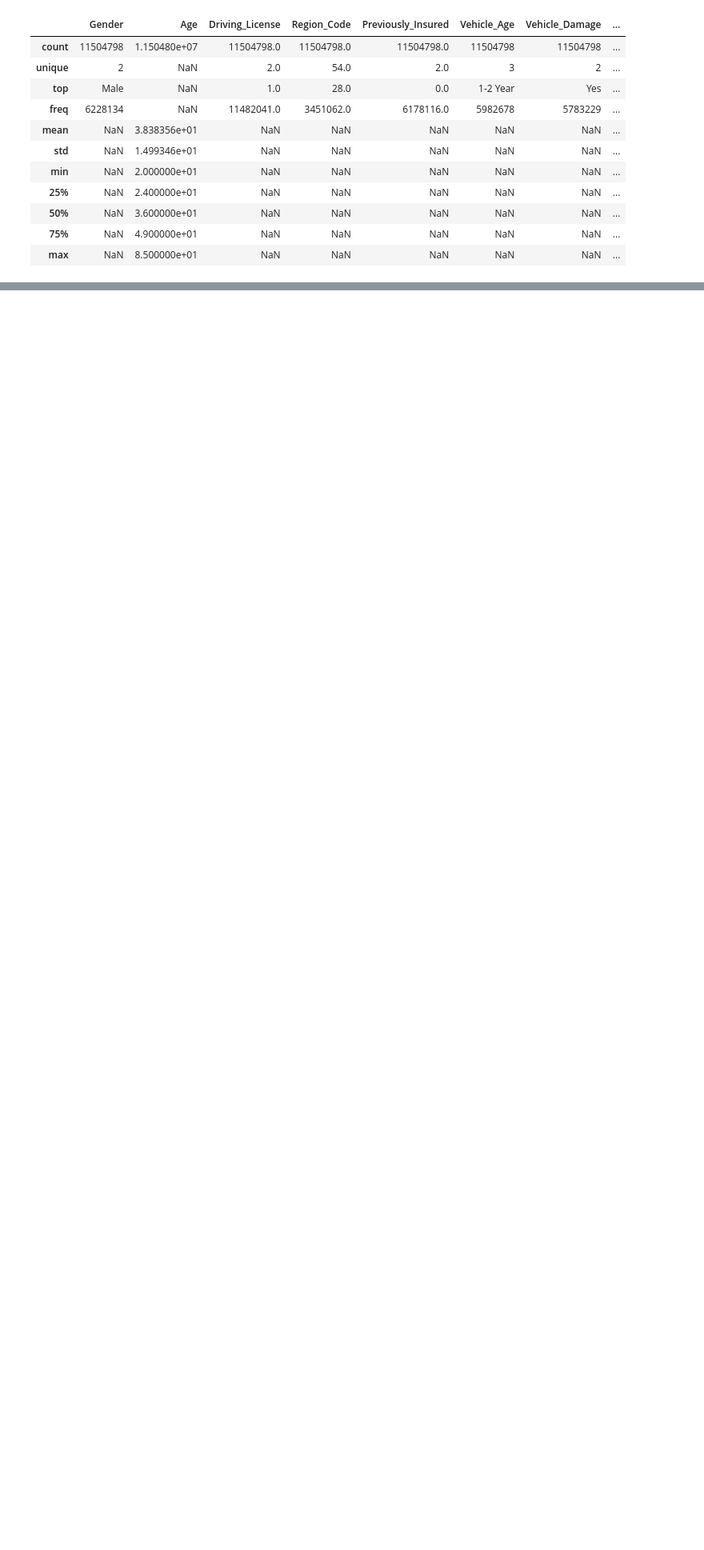
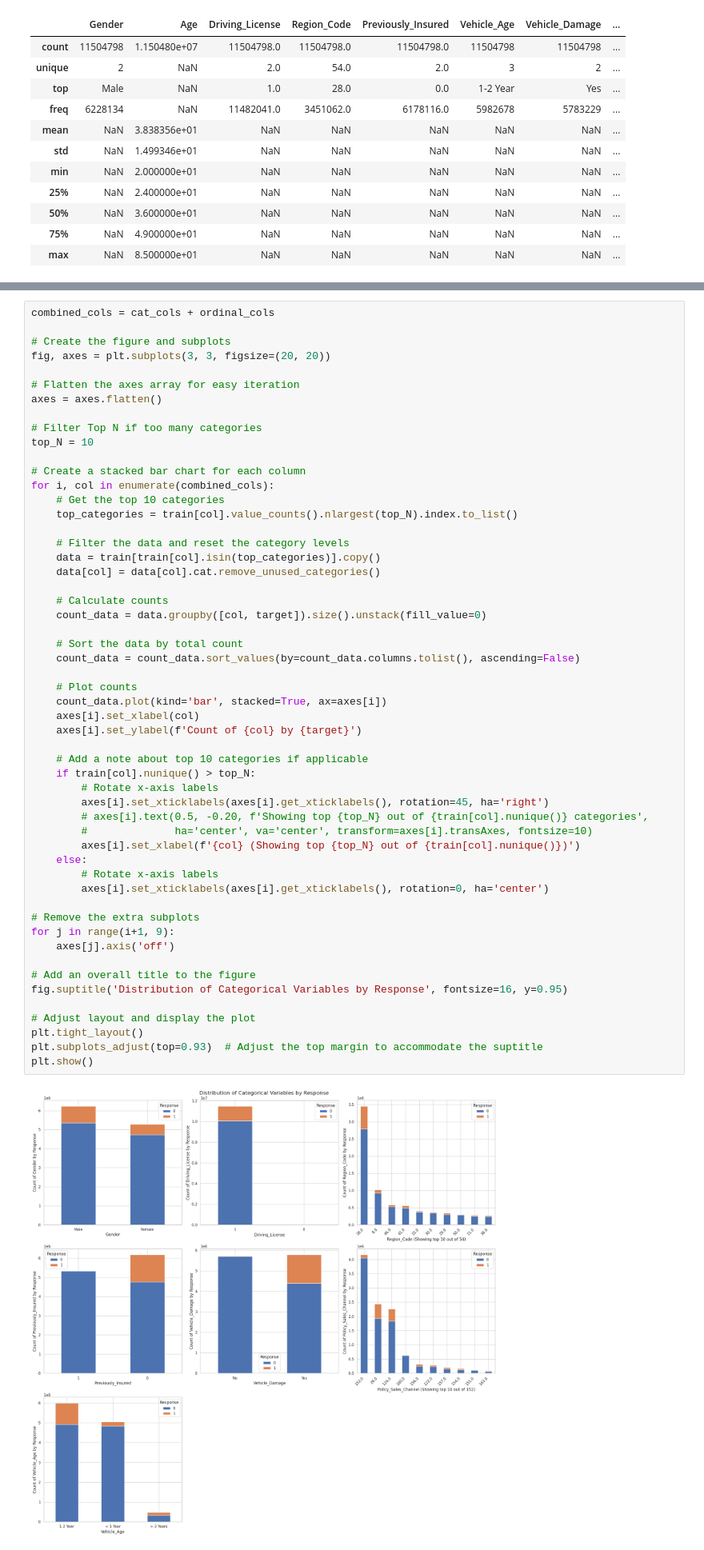
Before and after one commit to khizon/data_analysis, a Jupyter notebook: Insurance/src/exploration.ipynb, the cells around one changed output, grey strips where cells are left out. Shown at 80% size. Saved outputs shown, nothing was run; the diff lists cells and outputs as text; blank space fills up the shorter version.

```diff
--- a/Insurance/src/exploration.ipynb
+++ b/Insurance/src/exploration.ipynb
@@ -111,0 +78,56 @@ plt.show()
+# %%
+combined_cols = cat_cols + ordinal_cols
+
+# Create the figure and subplots
+fig, axes = plt.subplots(3, 3, figsize=(20, 20))
+
+# Flatten the axes array for easy iteration
+axes = axes.flatten()
+
+# Filter Top N if too many categories
+top_N = 10
+
+# Create a stacked bar chart for each column
+for i, col in enumerate(combined_cols):
+    # Get the top 10 categories
+    top_categories = train[col].value_counts().nlargest(top_N).index.to_list()
+
+    # Filter the data and reset the category levels
+    data = train[train[col].isin(top_categories)].copy()
+    data[col] = data[col].cat.remove_unused_categories()
+
+    # Calculate counts
+    count_data = data.groupby([col, target]).size().unstack(fill_value=0)
+
+    # Sort the data by total count
+    count_data = count_data.sort_values(by=count_data.columns.tolist(), ascending=False)
+
+    # Plot counts
+    count_data.plot(kind='bar', stacked=True, ax=axes[i])
+    axes[i].set_xlabel(col)
+    axes[i].set_ylabel(f'Count of {col} by {target}')
+
+    # Add a note about top 10 categories if applicable
+    if train[col].nunique() > top_N:
+        # Rotate x-axis labels
+        axes[i].set_xticklabels(axes[i].get_xticklabels(), rotation=45, ha='right')
+        # axes[i].text(0.5, -0.20, f'Showing top {top_N} out of {train[col].nunique()} categories',
+        #              ha='center', va='center', transform=axes[i].transAxes, fontsize=10)
+        axes[i].set_xlabel(f'{col} (Showing top {top_N} out of {train[col].nunique()})')
+    else:
+        # Rotate x-axis labels
+        axes[i].set_xticklabels(axes[i].get_xticklabels(), rotation=0, ha='center')
+
+# Remove the extra subplots
+for j in range(i+1, 9):
+    axes[j].axis('off')
+
+# Add an overall title to the figure
+fig.suptitle('Distribution of Categorical Variables by Response', fontsize=16, y=0.95)
+
+# Adjust layout and display the plot
+plt.tight_layout()
+plt.subplots_adjust(top=0.93)  # Adjust the top margin to accommodate the suptitle
+plt.show()
+# %% [output]
+[figure, added]
```
Also changed, not shown: parts of 5 cells of this notebook.
